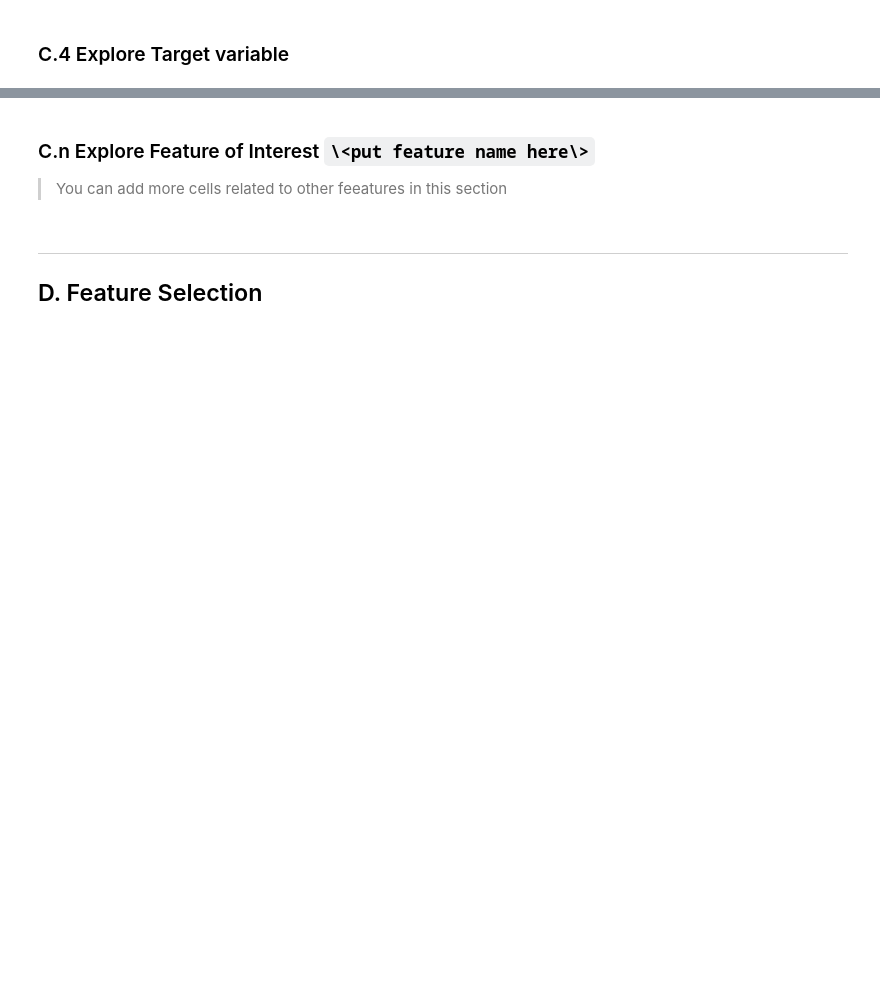
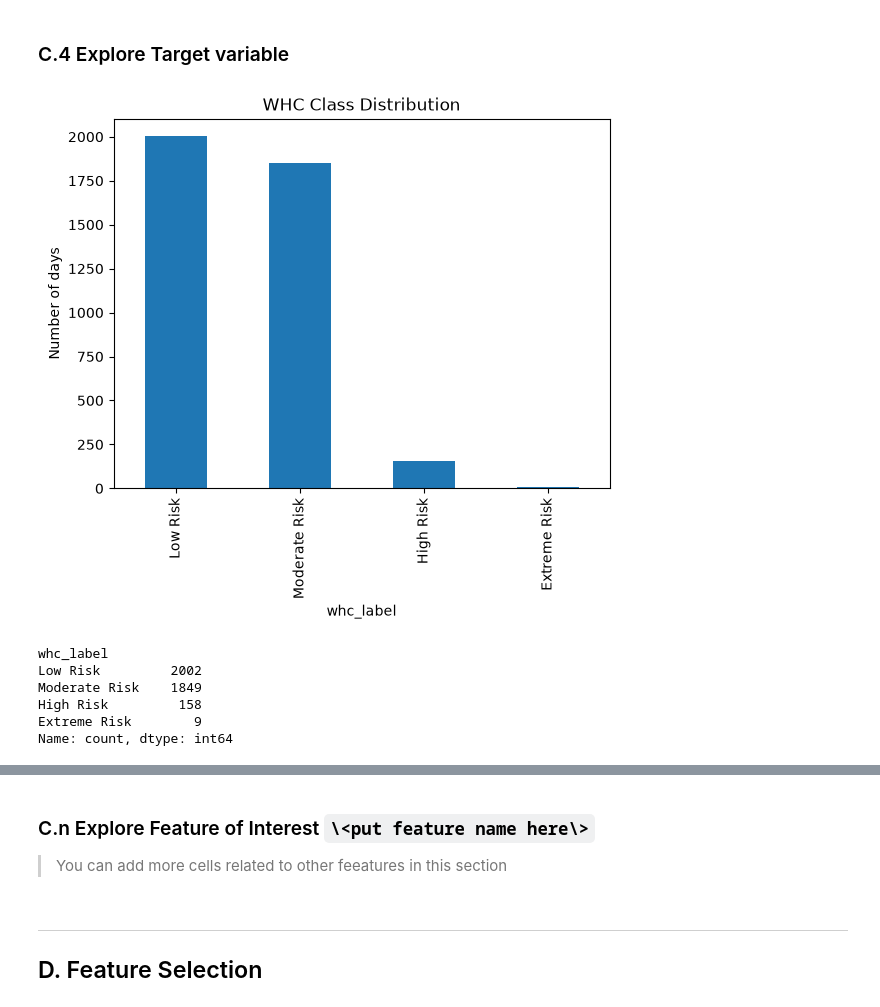
Before and after one commit to nandeeswari19-web/36120-26SP-AT2-25980436-experiments, a Jupyter notebook: notebooks/weather_hazard/36120-26SP-AT2-25980436-weather_hazard.ipynb, the cells around one changed output, grey strips where cells are left out. Cells and saved outputs as stored; diff of their text form; code cells hidden in the pictures; blank space fills up the shorter version.

```diff
--- a/notebooks/weather_hazard/36120-26SP-AT2-25980436-weather_hazard.ipynb
+++ b/notebooks/weather_hazard/36120-26SP-AT2-25980436-weather_hazard.ipynb
@@ -72,0 +103,5 @@ print_tile(size="h3", key='stakeholders_expectations_explanations', value=stakeh
+# %%
+daily = pd.read_csv('../../data/processed/sydney_daily_targets.csv', parse_dates=['date'])
+print(daily.shape)
+display(daily.head())
+daily.info()
@@ -94,0 +161,6 @@ target_name = ''
+# %%
+target_name = 'whc_target_7d'
+
+daily = add_whc(daily)
+daily[target_name] = shift_target(daily, 'whc_class', horizon_days=7, date_col='date')
+daily[['date', 'whi', 'whc_label', target_name]].head(10)
@@ -103,0 +181,12 @@ provide a detailed analysis on the target variable, its distribution, limitation
+# %%
+daily['whc_label'].value_counts().plot(kind='bar', title='WHC Class Distribution')
+plt.ylabel('Number of days'); plt.show()
+daily['whc_label'].value_counts()
+# %% [output]
+[figure, added]
+whc_label
+Low Risk         2002
+Moderate Risk    1849
+High Risk         158
+Extreme Risk        9
+Name: count, dtype: int64
```
Also changed, not shown: parts of 183 cells of this notebook, 3 other files.
